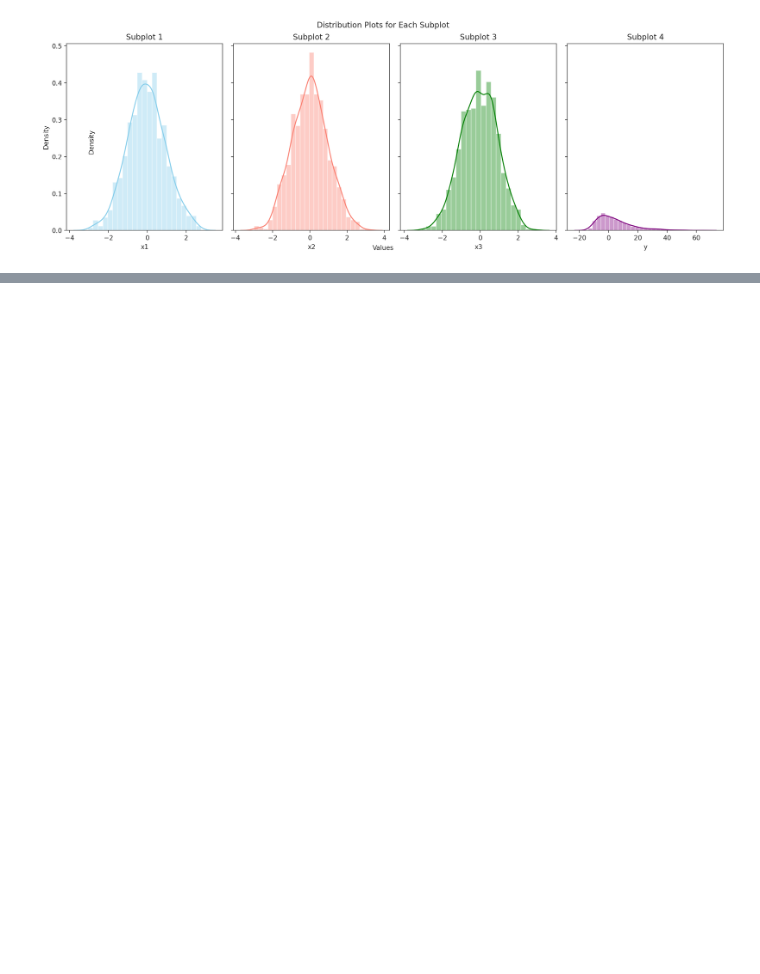
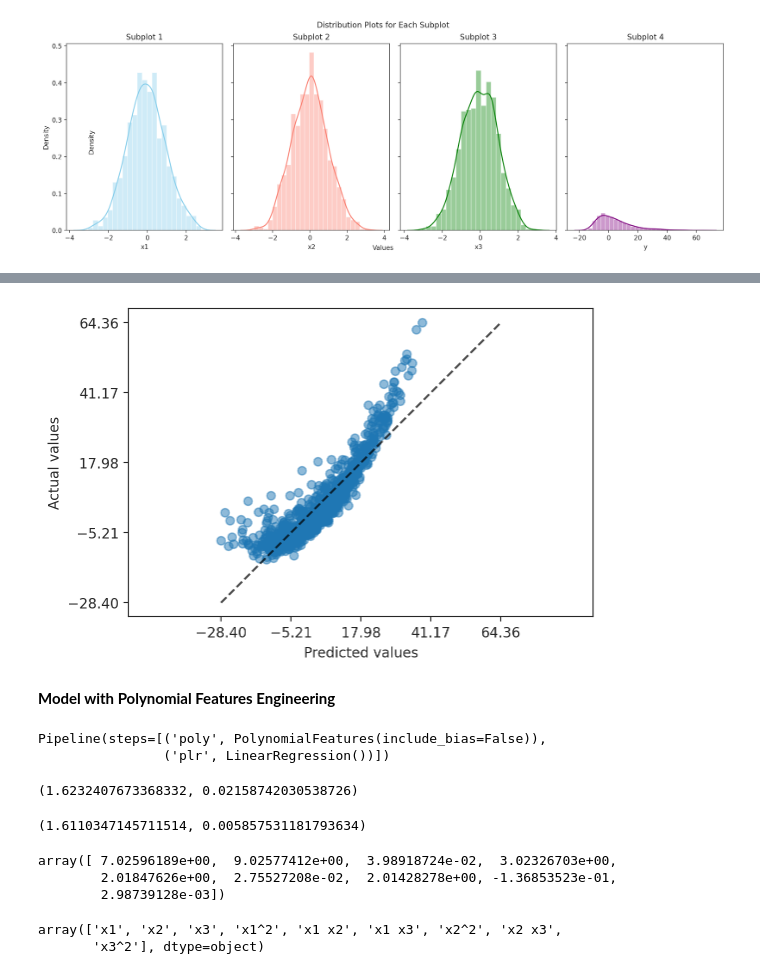
Before and after one commit to kessingtonosazee/GCP_Project_1, a Jupyter notebook: Week_2_lab_linear_regression_with_polynomial_and_interaction_Features.ipynb, the cells around one changed output, grey strips where cells are left out. Cells and saved outputs as stored; diff of their text form; code cells hidden in the pictures; blank space fills up the shorter version.

```diff
--- a/Week_2_lab_linear_regression_with_polynomial_and_interaction_Features.ipynb
+++ b/Week_2_lab_linear_regression_with_polynomial_and_interaction_Features.ipynb
@@ -180,0 +155,10 @@ plt.show()
+# %%
+# Create Features Matrix and Target Vector
+X, y = df.drop(columns='y'), df['y']
+# %%
+# instantiate normal linear regression
+normal_reg = Pipeline(
+    steps=[
+        ('lr', LinearRegression())
+    ]
+)
@@ -180,0 +197,11 @@ plt.show()
+# %%
+# Fine Grain Evaluation - Actual Vs Prediction
+from sklearn.metrics import PredictionErrorDisplay
+
+PredictionErrorDisplay.from_estimator(
+    normal_reg, X, y, kind="actual_vs_predicted", scatter_kwargs=dict(alpha=0.5)
+);
+# %% [output]
+[figure, added]
+# %% [markdown]
+**Model with Polynomial Features Engineering**
@@ -180,0 +216,6 @@ plt.show()
+# %%
+# Fit model
+poly_reg.fit(X, y)
+# %% [output]
+Pipeline(steps=[('poly', PolynomialFeatures(include_bias=False)),
+                ('plr', LinearRegression())])
@@ -180,0 +229,23 @@ plt.show()
+# %%
+# Test Score Mean and STD
+-poly_eval_results['test_score'].mean(), poly_eval_results['test_score'].std()
+# %% [output]
+(1.6232407673368332, 0.02158742030538726)
+# %%
+# Training Score Mean and STD
+-poly_eval_results['train_score'].mean(), poly_eval_results['train_score'].std()
+# %% [output]
+(1.6110347145711514, 0.005857531181793634)
+# %%
+# Coefficients of model
+poly_reg['plr'].coef_
+# %% [output]
+array([ 7.02596189e+00,  9.02577412e+00,  3.98918724e-02,  3.02326703e+00,
+        2.01847626e+00,  2.75527208e-02,  2.01428278e+00, -1.36853523e-01,
+        2.98739128e-03])
+# %%
+# Get Variables of Model
+poly_reg['poly'].get_feature_names_out()
+# %% [output]
+array(['x1', 'x2', 'x3', 'x1^2', 'x1 x2', 'x1 x3', 'x2^2', 'x2 x3',
+       'x3^2'], dtype=object)
```
Also changed, not shown: parts of 22 cells of this notebook.
